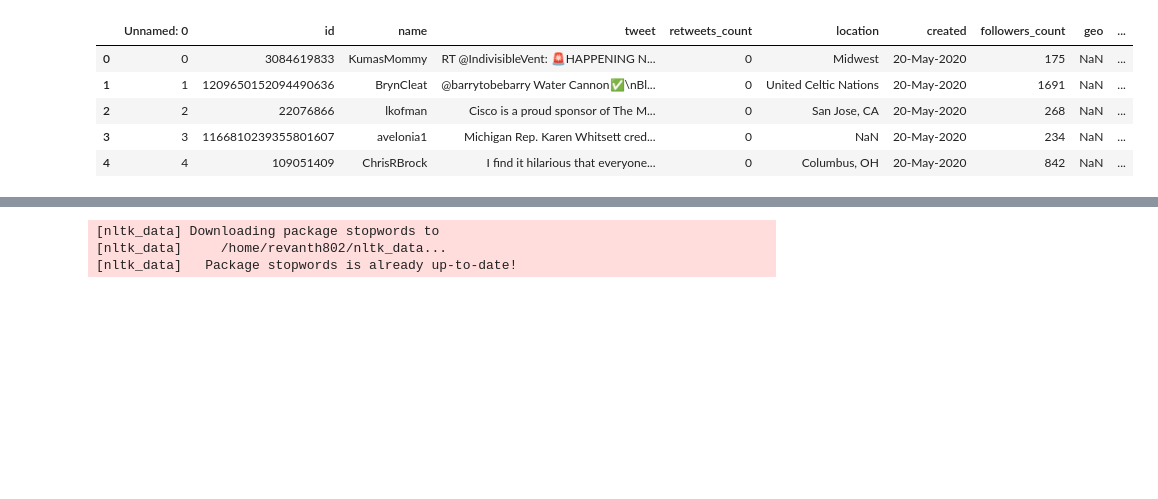
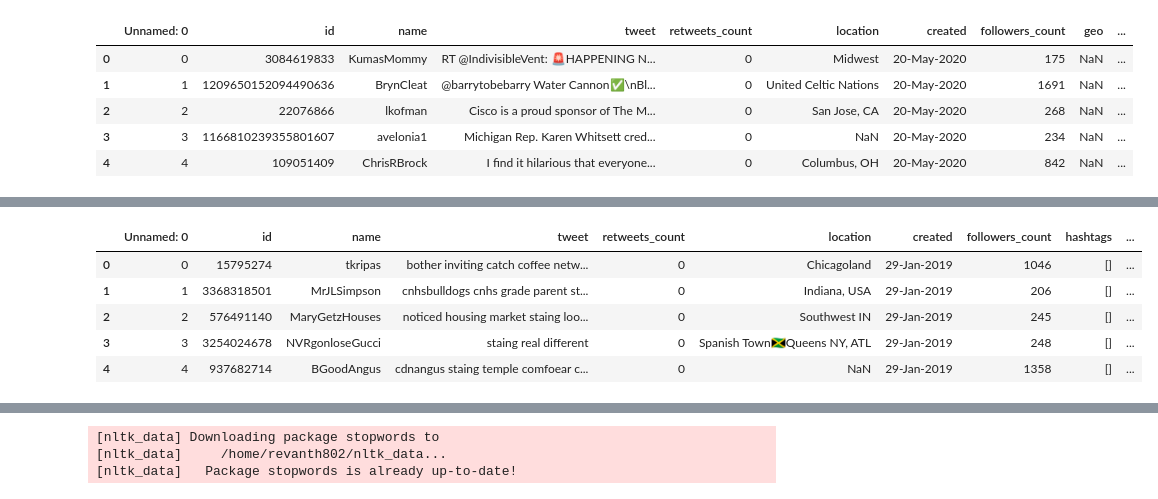
Before and after one commit to revanth802/CMPE-255-FA2020-Team6, a Jupyter notebook: Notebook.ipynb, the cells around one changed output, grey strips where cells are left out. Drawn from its saved outputs; the diff is of its cells as text; code cells hidden in the pictures; blank space fills up the shorter version.

Commit message:
Cleaned data by filtering, removing redundant text using regex

```diff
--- a/Notebook.ipynb
+++ b/Notebook.ipynb
@@ -76,10 +76,7 @@ def replace_all(text, dic):
         text = text.replace(i, j)
     return text
 
-precovid_df= pd.read_csv(open('2019Tweets Jan - May 550.csv','rU',encoding='utf-8'), sep='\t', engine='c')
-covid_timeline= pd.read_csv(open('2019Tweets Jan - May 550.csv','rU',encoding='utf-8'), sep='\t', engine='c')
-
-def preprocessing_precovid(df):
+def preprocessing(df):
     stemmer=PorterStemmer()
     lmtzr = WordNetLemmatizer()
 
@@ -114,6 +111,42 @@ def preprocessing_precovid(df):
     exclude = list(string.punctuation) + emoticons_list + filler_words
 
     tweet_clean_fin = [] # Cleaned Tweets
+    URL = r'http[s]?://(?:[a-z]|[0-9]|[$-_@.&+]|[!*\(\),]|(?:%[0-9a-f][0-9a-f]))+'
+    for tweet in tweet_list:
+        tw_clean = [ch for ch in tweet if ch not in char_remove]
+        tw_clean = ''.join(tw_clean)
+        #URL
+        tw_clean = re.sub(URL, "", str(tw_clean))
+        #HTML
+        tw_clean = re.sub(r'<[^>]+>', "",str(tw_clean))
+        # Forward slash
+        tw_clean = re.sub(r'[/]+',"", str(tw_clean))
+        #Back slash
+        tw_clean = re.sub(r'[\\]+',"", str(tw_clean))
+#         tw_clean = re.sub(cont_number, "",str(tw_clean))
+        # Numbers
+        tw_clean = re.sub(r'(?:(?:\d+,?)+(?:\.?\d+)?)', "",str(tw_clean))
+
+        tw_clean = re.sub("'", "",str(tw_clean))
+        tw_clean = re.sub('"', "",str(tw_clean))
+        tw_clean = re.sub('#', "",str(tw_clean))
+        tw_clean = re.sub('@', "",str(tw_clean))
+        tw_clean = re.sub("rt", "", str(tw_clean))
+        tw_clean = re.sub('http', '', str(tw_clean))
+        tw_clean = re.sub('https', '',str(tw_clean))
+
+        tw_clean = lmtzr.lemmatize(str(tw_clean))
+#         tw_clean = stemmer.stem(str(tw_clean))
+
+        tw_clean_lst = re.findall(r'\w+', str(tw_clean))
+        tw_clean_lst = [tw.lower() for tw in tw_clean_lst if tw.lower() not in stopwords.words('english')]
+        tw_clean_lst = [word for word in tw_clean_lst if word not in exclude]
+        tw_clean_lst = str([word for word in tw_clean_lst if len(word)>3])
+        tw_clean_lst = re.findall(r'\w+', str(tw_clean_lst))
+        tw_clean_lst = [replace_all(word, repl_dict) for word in tw_clean_lst]
+        tweet_clean_fin.append(list(tw_clean_lst))
+    tweet_clean_fin= [' '.join(item) for item in tweet_clean_fin]
+    df['tweet']=tweet_clean_fin
 
     '''
     Return dataframe here
@@ -136,0 +169,9 @@ del precovid_cleaned_df['geo']
+# %%
+precovid_cleaned_df.head()
+# %% [output]
+|  | Unnamed: 0 | id | name | tweet | retweets_count | location | created | followers_count | hashtags | ... |
+| 0 | 0 | 15795274 | tkripas | bother inviting catch coffee netw... | 0 | Chicagoland | 29-Jan-2019 | 1046 | [] | ... |
+| 1 | 1 | 3368318501 | MrJLSimpson | cnhsbulldogs cnhs grade parent st... | 0 | Indiana, USA | 29-Jan-2019 | 206 | [] | ... |
+| 2 | 2 | 576491140 | MaryGetzHouses | noticed housing market staing loo... | 0 | Southwest IN | 29-Jan-2019 | 245 | [] | ... |
+| 3 | 3 | 3254024678 | NVRgonloseGucci | staing real different | 0 | Spanish Town🇯🇲Queens NY, ATL | 29-Jan-2019 | 248 | [] | ... |
+| 4 | 4 | 937682714 | BGoodAngus | cdnangus staing temple comfoear c... | 0 | NaN | 29-Jan-2019 | 1358 | [] | ... |
```
Also changed, not shown: parts of 8 cells of this notebook.
